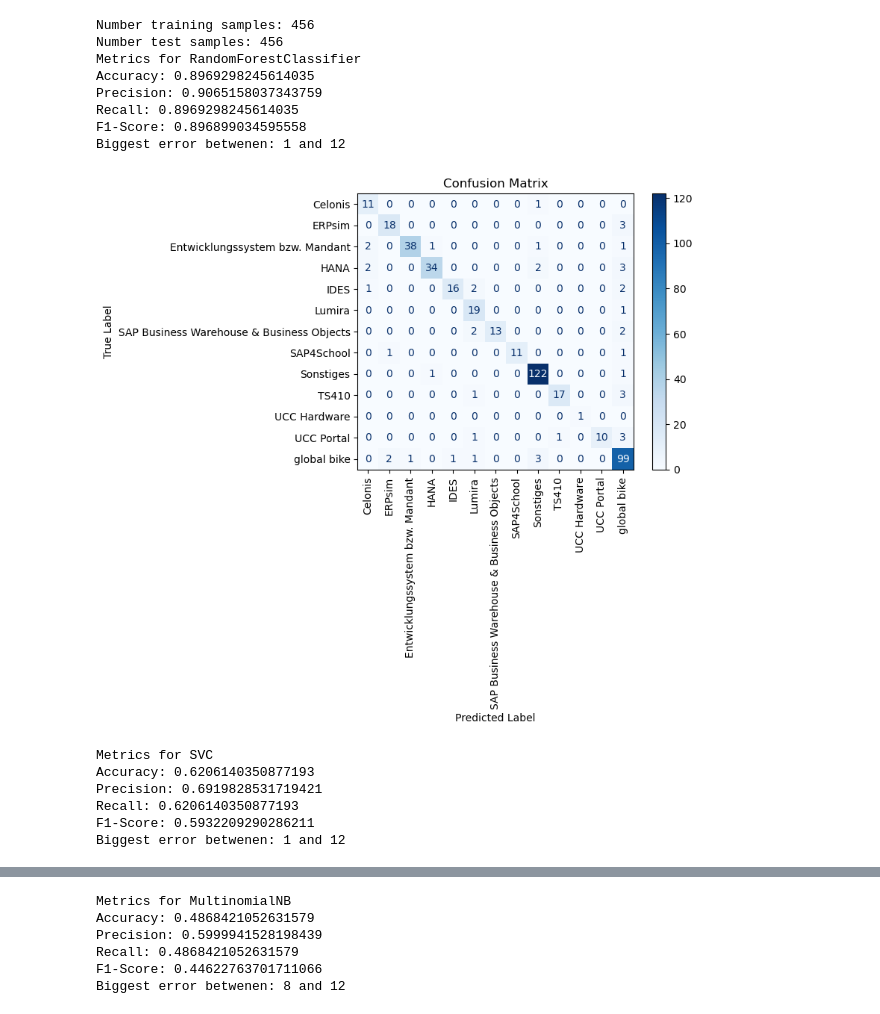
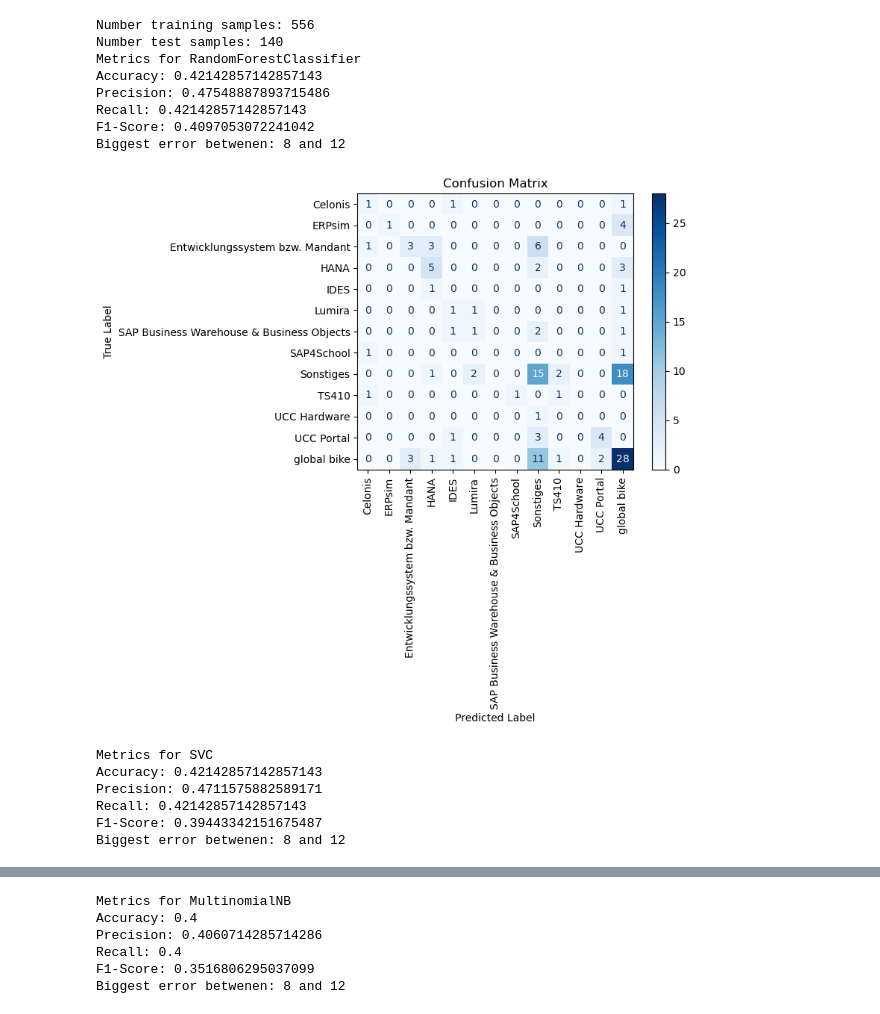
Before and after one commit to gitLSW/thesis, a Jupyter notebook: LSW Multilabel.ipynb, the cells around one changed output, grey strips where cells are left out. Drawn from its saved outputs; the diff is of its cells as text; code cells hidden in the pictures.

```diff
--- a/LSW Multilabel.ipynb
+++ b/LSW Multilabel.ipynb
@@ -26,7 +26,8 @@ from collections.abc import Sequence, Set
 dataset_dir_path = "~/Desktop/Tickets"
 categorical_columns = ['Kategorie ID', 'Unterkategorie ID']
 
-tickets = pd.read_csv(f"{dataset_dir_path}/multi_labelled_data.csv")
+tickets = pd.read_csv(f"{dataset_dir_path}/tickets.csv")
 
 tickets.head()
+# tickets.count()
 # %% [output]
@@ -179,0 +43,15 @@ tickets.head()
+# %%
+def create_new_labels(row):
+    # Get the values of the specified columns in the row
+    predictions = row[['Produkt Label (Merged)',
+                       'RandomForestClassifier Predictions',
+                       'SVC Predictions',
+                       'MultinomialNB Predictions',
+                       'LogisticRegression Predictions',
+                       'KNeighborsClassifier Predictions']]
+    # Count unique values that are strings (considered errors)
+    return ','.join(set(predictions))
+
+tickets['New Labels'] = tickets.apply(create_new_labels, axis=1)
+
+tickets.head()
@@ -179,0 +66,17 @@ tickets.head()
+# %%
+# Create new column 'error_count'
+pred_cols = ['RandomForestClassifier Predictions',
+                       'SVC Predictions',
+                       'MultinomialNB Predictions',
+                       'LogisticRegression Predictions',
+                       'KNeighborsClassifier Predictions']
+
+tickets['error_count'] = tickets.apply(lambda row: sum(row[col] != row['Produkt Label (Merged)'] for col in pred_cols), axis=1)
+
+tickets['unique_error_count'] = tickets[pred_cols + ['Produkt Label (Merged)']].apply(lambda row: len(set(row) - set(row['Produkt Label (Merged)'])) - 1, axis=1)
+
+# Display the updated DataFrame
+incorrect_tickets = tickets[tickets['unique_error_count'] > 1]
+
+# TICKETS WITH 2 WRONG TICKETS !!! (There are none with 3)
+incorrect_tickets.head()
@@ -189,7 +106,9 @@ tickets.head()
 
 # assert len(np.unique(tickets['Produkt Label (Merged)'].to_numpy())) == len(np.unique(single_incorrect_tickets['Produkt Label (Merged)'].to_numpy()))
 
-def get_single_label_data(sample_table, x_col_keys, y_col_key, test_size = 0.2):
+def get_single_label_data(sample_table, x_category_col_keys, y_col_key, test_size = 0.2):
+    x_col_keys = ['stemmed_text', 'stemmed_beschreibung'] + x_category_col_keys
+
     if 0 < test_size:
         x_train_raw, x_test_raw, y_train, y_test = train_test_split(
             sample_table[x_col_keys], # x
@@ -351,58 +345,57 @@ Biggest error betwenen: 9 and 12
 # %%
 # Incorrectly Labelled Data only# Default GBI/GBL merged
-single_incorrect_tickets = tickets[tickets['New Labels'].str.contains(',')]
+single_incorrect_tickets = tickets[tickets['error_count'] > 0]
 # single_incorrect_tickets = single_incorrect_tickets[['Text', 'Beschreibung', 'Kategorie ID', 'Unterkategorie ID', 'stemmed_text', 'stemmed_beschreibung', 'Produkt Label (Merged)', 'New Labels']]
 # single_incorrect_tickets.head()
 # single_incorrect_tickets.to_excel('~/Desktop/error_tickets.xlsx')
 
-x_col_keys = ['stemmed_text', 'stemmed_beschreibung'] + categorical_columns
 y_col_key = 'Produkt Label (Merged)'
 
-x_train, x_test, y_train, y_test = get_single_label_data(single_incorrect_tickets, x_col_keys, y_col_key, 0)
+x_train, x_test, y_train, y_test = get_single_label_data(single_incorrect_tickets, categorical_columns, y_col_key, 0)
 
 classification_description = 'merged_bike_incorrect_labels_only'
 
 print('Number training samples:', len(y_train))
 print('Number test samples:', len(y_test))
 
 # RandomForest classifier
 rf_classifier = RandomForestClassifier(n_estimators = 100, random_state = 1)
 classify_with_metrics(rf_classifier, x_train, y_train, x_test, y_test, classification_description)
 
 # SVM classifier
 svm_classifier = SVC(kernel = 'linear', random_state = 1)
 classify_with_metrics(svm_classifier, x_train, y_train, x_test, y_test, classification_description)
 
 # Naive Bayes classifier
 nb_classifier = MultinomialNB()
 classify_with_metrics(nb_classifier, x_train, y_train, x_test, y_test, classification_description)
 
 # LogReg 'max_iter' was increased from its default value because it threw a an erro in later execution
 # for not converging when kept at 100
 # Logistic Regression classifier
 logreg_classifier = LogisticRegression(random_state = 1, max_iter = 200)
 classify_with_metrics(logreg_classifier, x_train, y_train, x_test, y_test, classification_description)
 
 # KNN classifier
 knn_classifier = KNeighborsClassifier(n_neighbors = 5)
 classify_with_metrics(knn_classifier, x_train, y_train, x_test, y_test, classification_description)
 
 # LSW: I want to see a Perceptron Approach
 # sgd_classifier = SGDClassifier(loss="perceptron", learning_rate="constant", eta0=0.02)
 # classify_with_metrics(sgd_classifier)
 # %% [output]
-Number training samples: 456
-Number test samples: 456
+Number training samples: 556
+Number test samples: 140
 Metrics for RandomForestClassifier
-Accuracy: 0.8969298245614035
-Precision: 0.9065158037343759
-Recall: 0.8969298245614035
-F1-Score: 0.896899034595558
-Biggest error betwenen: 1 and 12
+Accuracy: 0.42142857142857143
+Precision: 0.47548887893715486
+Recall: 0.42142857142857143
+F1-Score: 0.4097053072241042
+Biggest error betwenen: 8 and 12
-[figure, old version]
+[figure, new version]
 Metrics for SVC
-Accuracy: 0.6206140350877193
-Precision: 0.6919828531719421
-Recall: 0.6206140350877193
-F1-Score: 0.5932209290286211
-Biggest error betwenen: 1 and 12
+Accuracy: 0.42142857142857143
+Precision: 0.4711575882589171
+Recall: 0.42142857142857143
+F1-Score: 0.39443342151675487
+Biggest error betwenen: 8 and 12
@@ -410,6 +403,6 @@ Biggest error betwenen: 1 and 12
 Metrics for MultinomialNB
-Accuracy: 0.4868421052631579
-Precision: 0.5999941528198439
-Recall: 0.4868421052631579
-F1-Score: 0.44622763701711066
+Accuracy: 0.4
+Precision: 0.4060714285714286
+Recall: 0.4
+F1-Score: 0.3516806295037099
 Biggest error betwenen: 8 and 12
```
Also changed, not shown: parts of 11 cells of this notebook.
